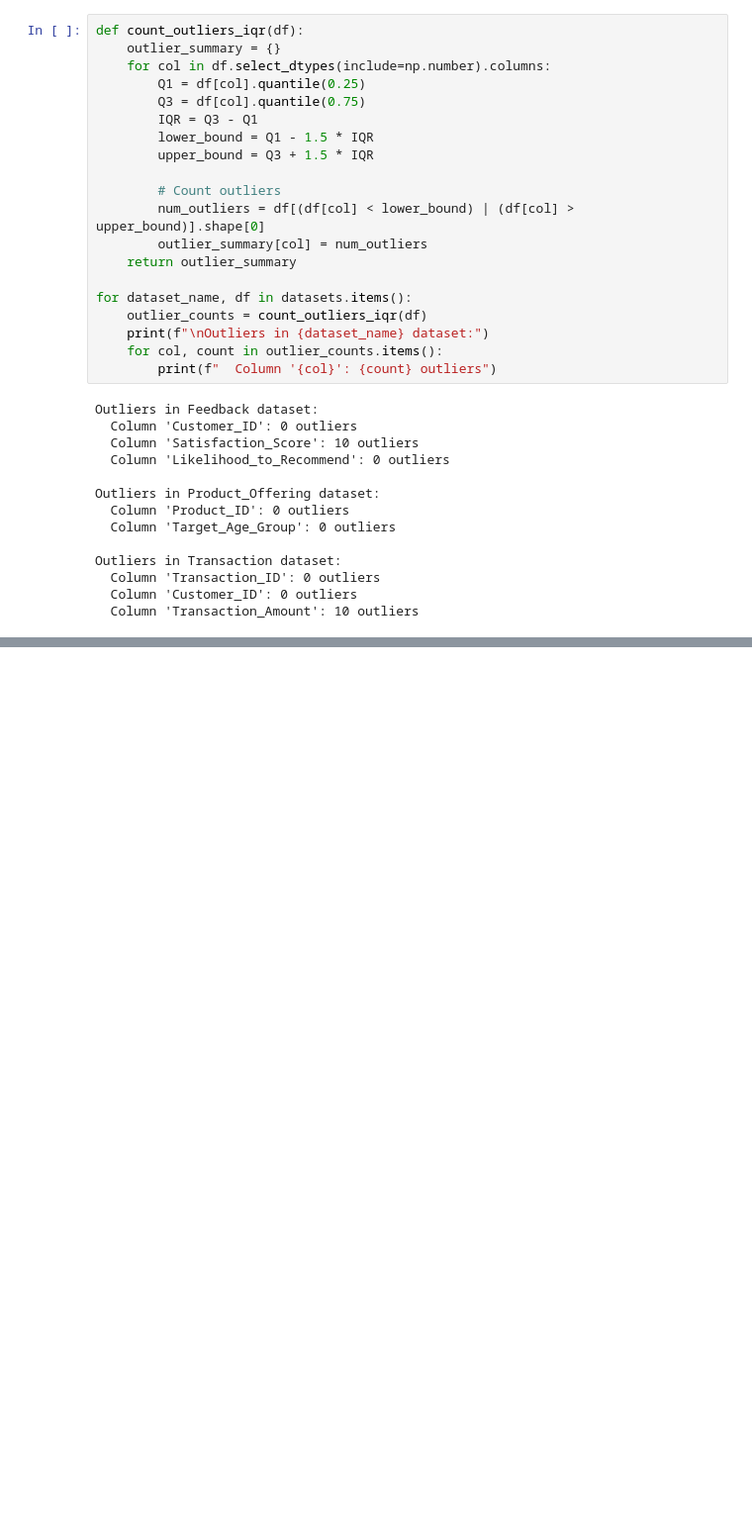
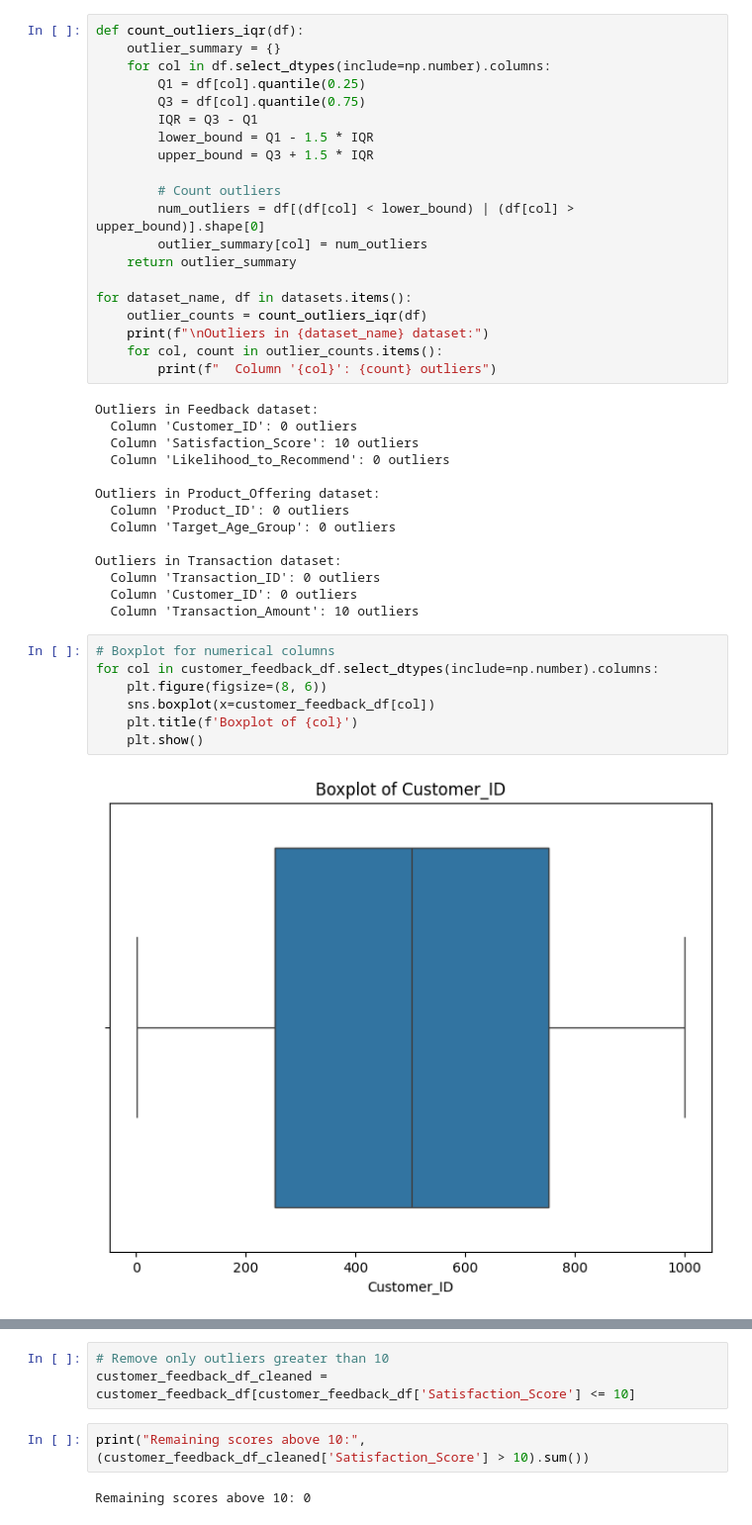
Before and after one commit to JogNov29/MO-IT128-Data-Mining-Principles, a Jupyter notebook: Project_Dataset_Preprocessing_and_Feature_Engineering_[Data_Mining].ipynb, the cells around one changed output, grey strips where cells are left out. Shown: that part at 99% size. Saved outputs shown, nothing was run; the diff lists cells and outputs as text; blank space fills up the shorter version.

Commit message:
cleaned missing values

```diff
--- a/Project_Dataset_Preprocessing_and_Feature_Engineering_[Data_Mining].ipynb
+++ b/Project_Dataset_Preprocessing_and_Feature_Engineering_[Data_Mining].ipynb
@@ -356,3 +356,12 @@ Outliers in Transaction dataset:
   Column 'Transaction_ID': 0 outliers
   Column 'Customer_ID': 0 outliers
   Column 'Transaction_Amount': 10 outliers
+# %%
+# Boxplot for numerical columns
+for col in customer_feedback_df.select_dtypes(include=np.number).columns:
+    plt.figure(figsize=(8, 6))
+    sns.boxplot(x=customer_feedback_df[col])
+    plt.title(f'Boxplot of {col}')
+    plt.show()
+# %% [output]
+[figure, added]
@@ -358,0 +370,7 @@ Outliers in Transaction dataset:
+# %%
+# Remove only outliers greater than 10
+customer_feedback_df_cleaned = customer_feedback_df[customer_feedback_df['Satisfaction_Score'] <= 10]
+# %%
+print("Remaining scores above 10:", (customer_feedback_df_cleaned['Satisfaction_Score'] > 10).sum())
+# %% [output]
+Remaining scores above 10: 0
```
Also changed, not shown: parts of 15 cells of this notebook.
